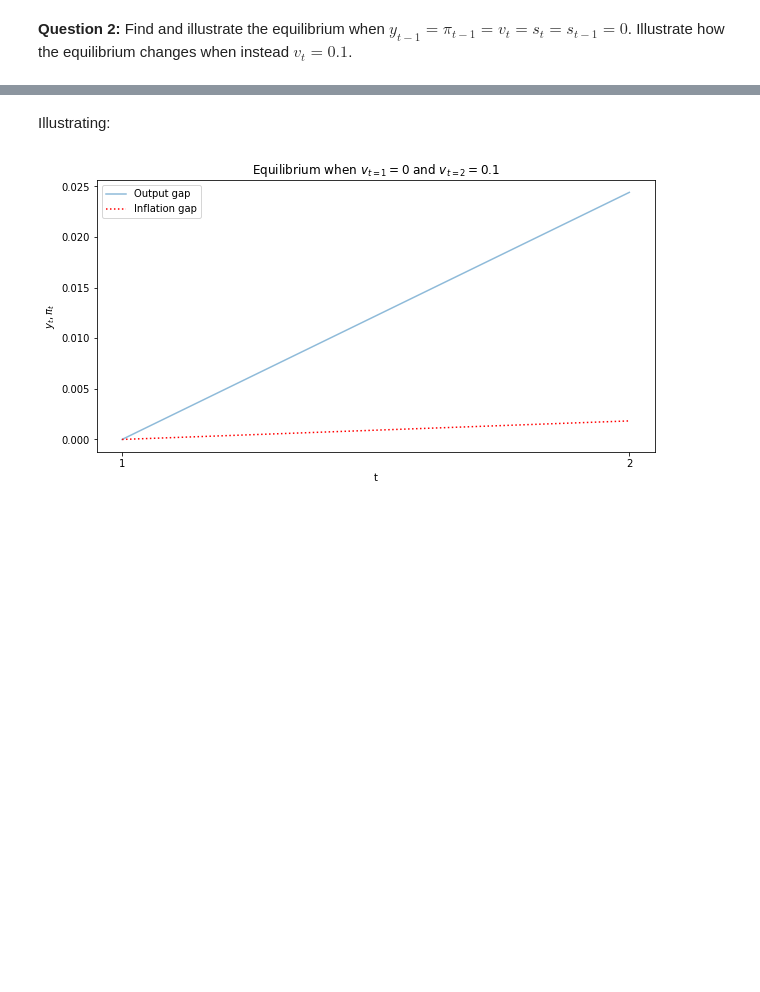
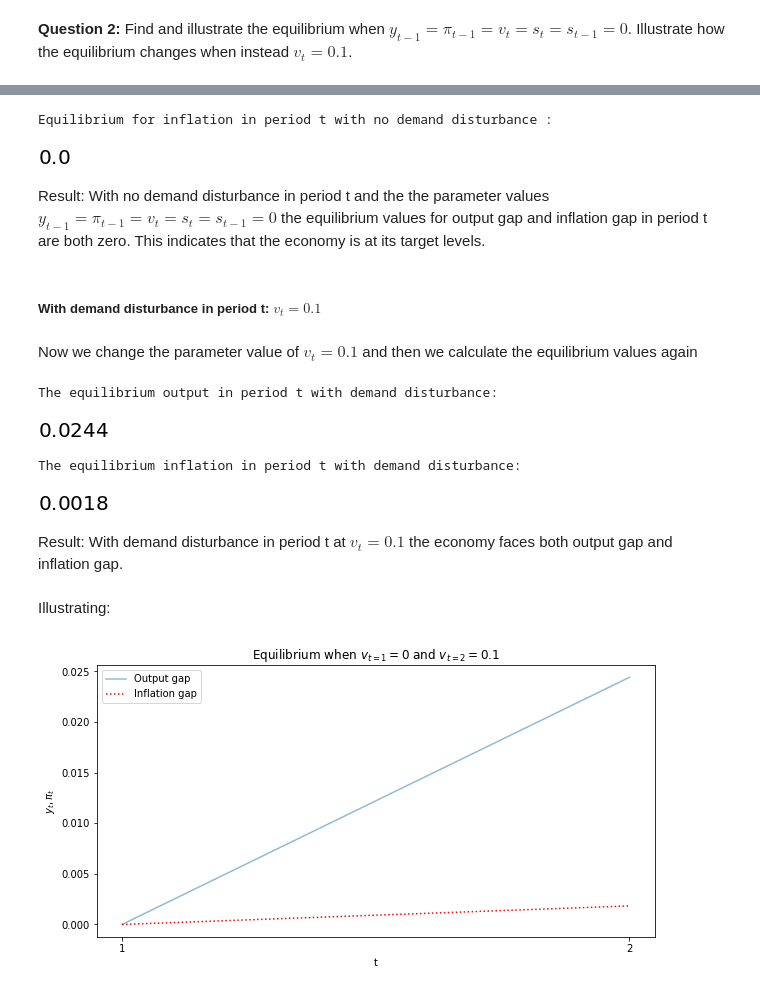
Before and after one commit to NumEconCopenhagen/projects-2019-wms, a Jupyter notebook: examproject/exam_2019.ipynb, the cells around one changed output, grey strips where cells are left out. Saved outputs shown, nothing was run; the diff lists cells and outputs as text; code cells hidden in the pictures; blank space fills up the shorter version.

```diff
--- a/examproject/exam_2019.ipynb
+++ b/examproject/exam_2019.ipynb
@@ -430,0 +451,13 @@ pi_eq_func(pi_lag = 0, s = 0, y = y_eq_func(pi_lag = 0, s = 0, v = v))
+# %%
+# calculate inflation in period t with no demand disturbance
+print('Equilibrium for inflation in period t with no demand disturbance:')
+pi_eq_func(0, s_t = 0, y_t = y_eq_func(0, s_t = 0, v_t = v))
+# %% [output]
+Equilibrium for inflation in period t with no demand disturbance :
+[figure, added]
+# %% [markdown]
+Result: With no demand disturbance in period t and the the parameter values $y_{t-1} = \pi_{t-1} = v_t = s_t = s_{t-1} = 0$ the equilibrium values for output gap and inflation gap in period t are both zero. This indicates that the economy is at its target levels.
+# %% [markdown]
+##### With demand disturbance in period t: $v_t=0.1$
+# %% [markdown]
+Now we change the parameter value of $v_t = 0.1$ and then we calculate the equilibrium values again
@@ -431,3 +467,19 @@ pi_eq_func(pi_lag = 0, s = 0, y = y_eq_func(pi_lag = 0, s = 0, v = v))
+# %%
+# calculate output in period t with demand disturbance
+print('The equilibrium output in period t with demand disturbance:')
+round(y_eq_func(0, s_t = 0, v_t = v), 4)
+# %% [output]
+The equilibrium output in period t with demand disturbance:
+[figure, added]
+# %%
+# calculate output in period t with demand disturbance
+print('The equilibrium inflation in period t with demand disturbance:')
+round(pi_eq_func(0, s_t = 0, y_t = y_eq_func(0, s_t = 0, v_t = v)), 4)
+# %% [output]
+The equilibrium inflation in period t with demand disturbance:
+[figure, added]
+# %% [markdown]
+Result: With demand disturbance in period t at $v_t=0.1$ the economy faces both output gap and inflation gap.
 # %% [markdown]
 Illustrating:
 # %%
```
Also changed, not shown: parts of 24 cells of this notebook.
